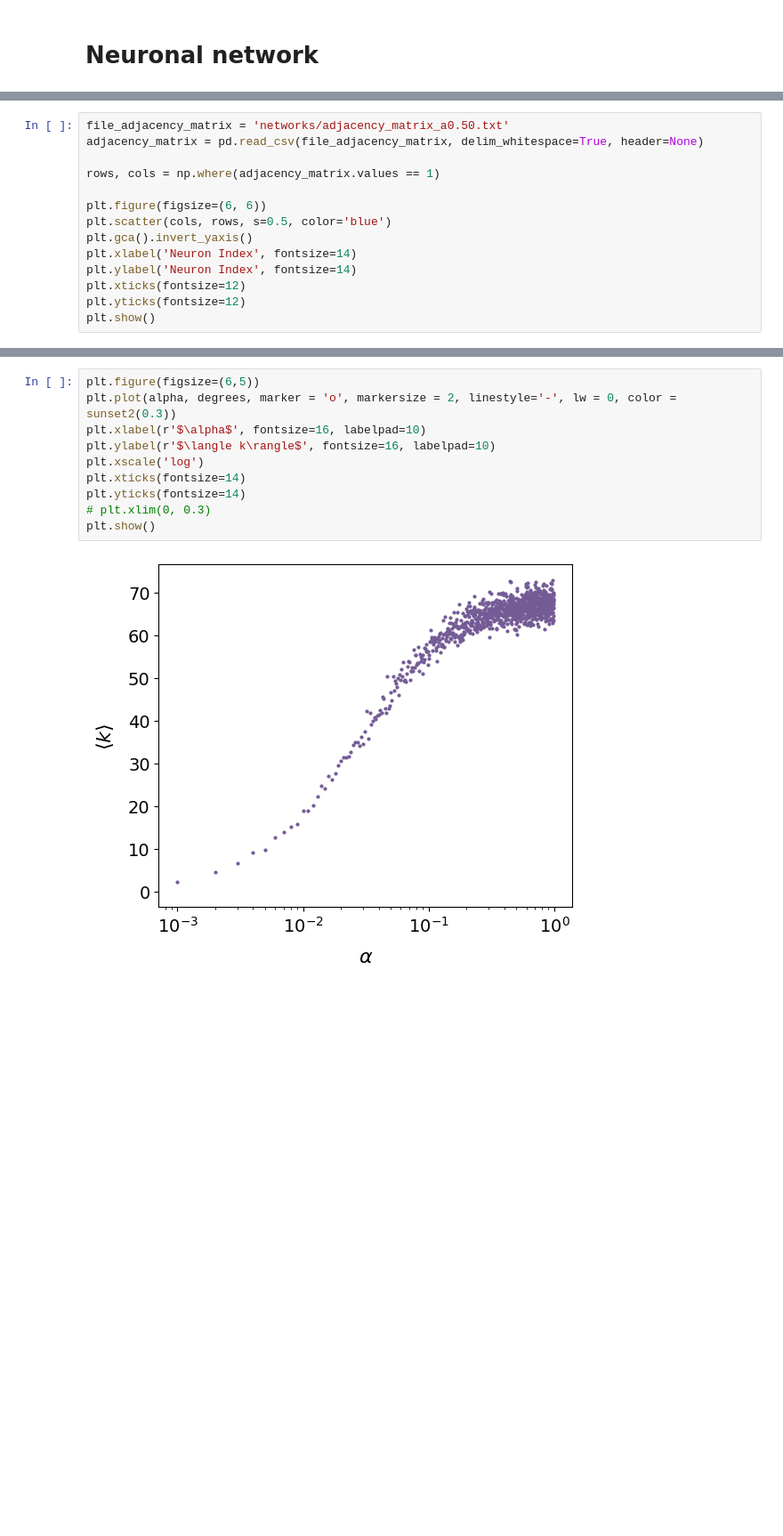
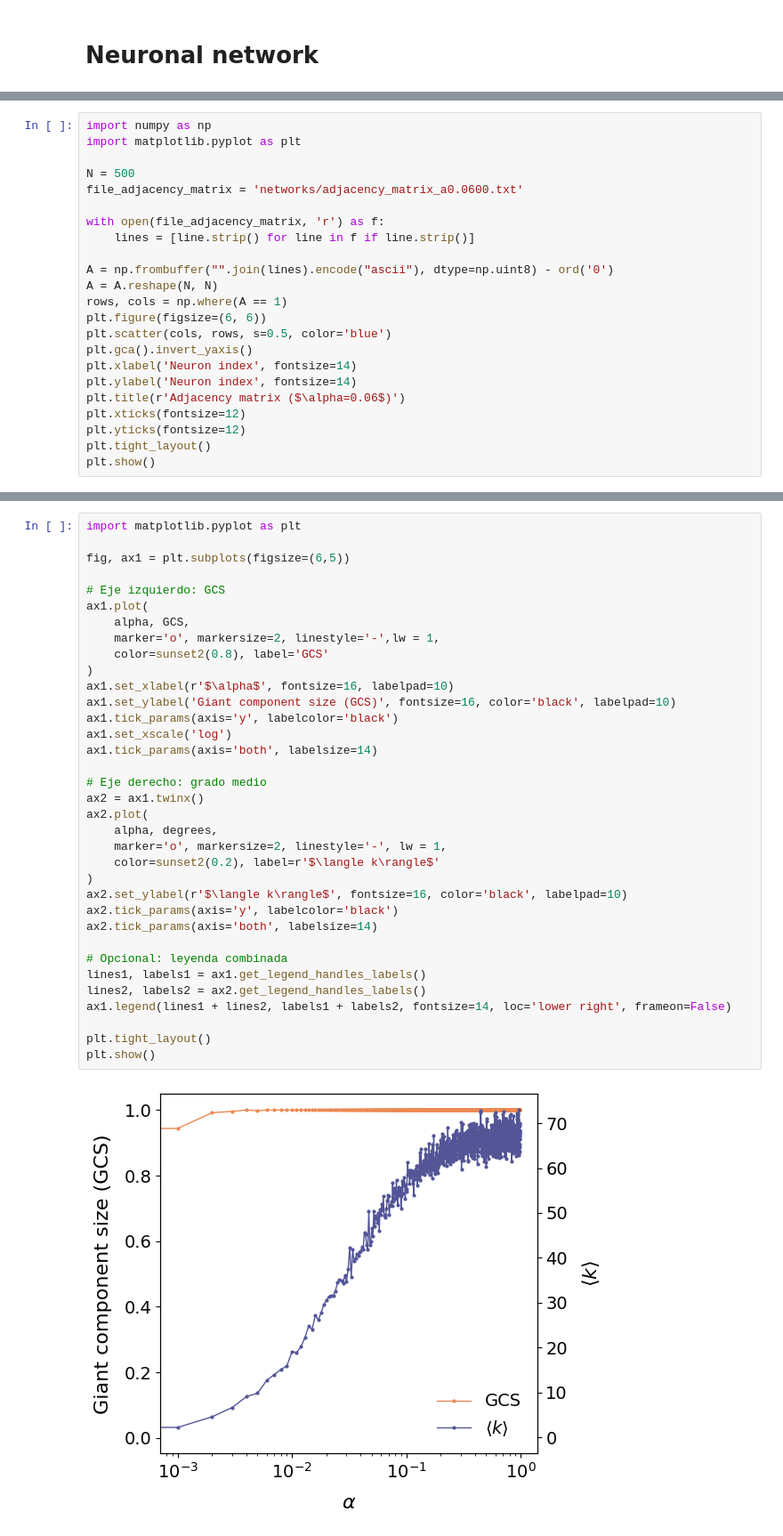
Before and after one commit to underDD/TFM, a Jupyter notebook: plots.ipynb, the cells around one changed output, grey strips where cells are left out. Shown at 89% size. Cells and saved outputs as stored; diff of their text form; blank space fills up the shorter version.

```diff
--- a/plots.ipynb
+++ b/plots.ipynb
@@ -135,15 +76,24 @@ plt.show()
 # %%
-file_adjacency_matrix = 'networks/adjacency_matrix_a0.50.txt'
-adjacency_matrix = pd.read_csv(file_adjacency_matrix, delim_whitespace=True, header=None)
+import numpy as np
+import matplotlib.pyplot as plt
 
-rows, cols = np.where(adjacency_matrix.values == 1)
+N = 500
+file_adjacency_matrix = 'networks/adjacency_matrix_a0.0600.txt'
 
+with open(file_adjacency_matrix, 'r') as f:
+    lines = [line.strip() for line in f if line.strip()]
+
+A = np.frombuffer("".join(lines).encode("ascii"), dtype=np.uint8) - ord('0')
+A = A.reshape(N, N)
+rows, cols = np.where(A == 1)
 plt.figure(figsize=(6, 6))
 plt.scatter(cols, rows, s=0.5, color='blue')
 plt.gca().invert_yaxis()
-plt.xlabel('Neuron Index', fontsize=14)
-plt.ylabel('Neuron Index', fontsize=14)
+plt.xlabel('Neuron index', fontsize=14)
+plt.ylabel('Neuron index', fontsize=14)
+plt.title(r'Adjacency matrix ($\alpha=0.06$)')
 plt.xticks(fontsize=12)
 plt.yticks(fontsize=12)
+plt.tight_layout()
 plt.show()
 # %% [output]
@@ -181,12 +165,37 @@ for file in filenames:
 # %%
-plt.figure(figsize=(6,5))
-plt.plot(alpha, degrees, marker = 'o', markersize = 2, linestyle='-', lw = 0, color = sunset2(0.3))
-plt.xlabel(r'$\alpha$', fontsize=16, labelpad=10)
-plt.ylabel(r'$\langle k\rangle$', fontsize=16, labelpad=10)
-plt.xscale('log')
-plt.xticks(fontsize=14)
-plt.yticks(fontsize=14)
-# plt.xlim(0, 0.3)
+import matplotlib.pyplot as plt
+
+fig, ax1 = plt.subplots(figsize=(6,5))
+
+# Eje izquierdo: GCS
+ax1.plot(
+    alpha, GCS,
+    marker='o', markersize=2, linestyle='-',lw = 1,
+    color=sunset2(0.8), label='GCS'
+)
+ax1.set_xlabel(r'$\alpha$', fontsize=16, labelpad=10)
+ax1.set_ylabel('Giant component size (GCS)', fontsize=16, color='black', labelpad=10)
+ax1.tick_params(axis='y', labelcolor='black')
+ax1.set_xscale('log')
+ax1.tick_params(axis='both', labelsize=14)
+
+# Eje derecho: grado medio
+ax2 = ax1.twinx()
+ax2.plot(
+    alpha, degrees,
+    marker='o', markersize=2, linestyle='-', lw = 1,
+    color=sunset2(0.2), label=r'$\langle k\rangle$'
+)
+ax2.set_ylabel(r'$\langle k\rangle$', fontsize=16, color='black', labelpad=10)
+ax2.tick_params(axis='y', labelcolor='black')
+ax2.tick_params(axis='both', labelsize=14)
+
+# Opcional: leyenda combinada
+lines1, labels1 = ax1.get_legend_handles_labels()
+lines2, labels2 = ax2.get_legend_handles_labels()
+ax1.legend(lines1 + lines2, labels1 + labels2, fontsize=14, loc='lower right', frameon=False)
+
+plt.tight_layout()
 plt.show()
 # %% [output]
-[figure, old version]
+[figure, new version]
```
Also changed, not shown: parts of 7 cells of this notebook, 3 other files.
